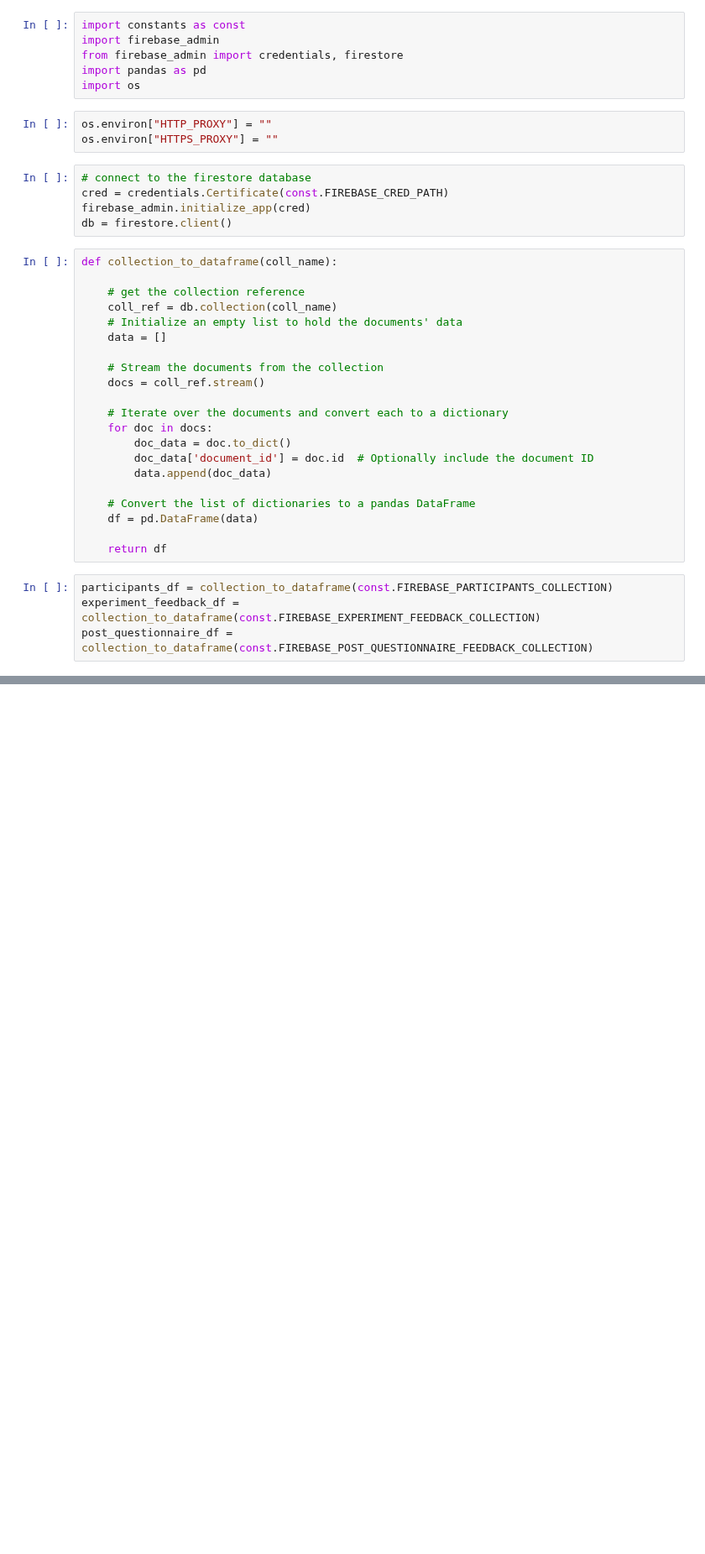
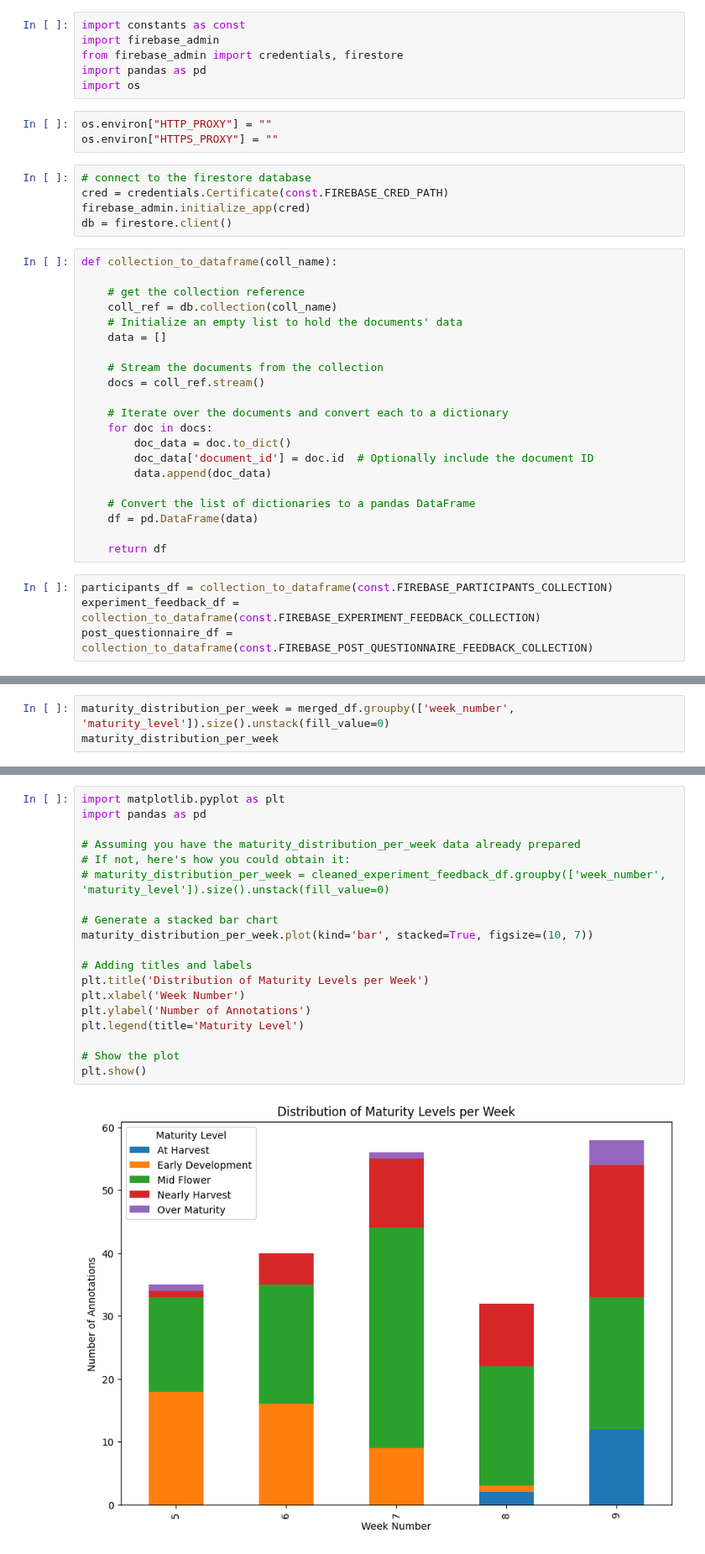
Before and after one commit to elorberb/thesis, a Jupyter notebook: src/app/database_review.ipynb, the cells around one changed output, grey strips where cells are left out. Shown at 84% size. Saved outputs shown, nothing was run; the diff lists cells and outputs as text; blank space fills up the shorter version.

```diff
--- a/src/app/database_review.ipynb
+++ b/src/app/database_review.ipynb
@@ -65,0 +365,3 @@ post_questionnaire_df.head()
+# %%
+maturity_distribution_per_week = merged_df.groupby(['week_number', 'maturity_level']).size().unstack(fill_value=0)
+maturity_distribution_per_week
@@ -65,0 +376,21 @@ post_questionnaire_df.head()
+# %%
+import matplotlib.pyplot as plt
+import pandas as pd
+
+# Assuming you have the maturity_distribution_per_week data already prepared
+# If not, here's how you could obtain it:
+# maturity_distribution_per_week = cleaned_experiment_feedback_df.groupby(['week_number', 'maturity_level']).size().unstack(fill_value=0)
+
+# Generate a stacked bar chart
+maturity_distribution_per_week.plot(kind='bar', stacked=True, figsize=(10, 7))
+
+# Adding titles and labels
+plt.title('Distribution of Maturity Levels per Week')
+plt.xlabel('Week Number')
+plt.ylabel('Number of Annotations')
+plt.legend(title='Maturity Level')
+
+# Show the plot
+plt.show()
+# %% [output]
+[figure, added]
```
Also changed, not shown: parts of 28 cells of this notebook, 1 other file.
